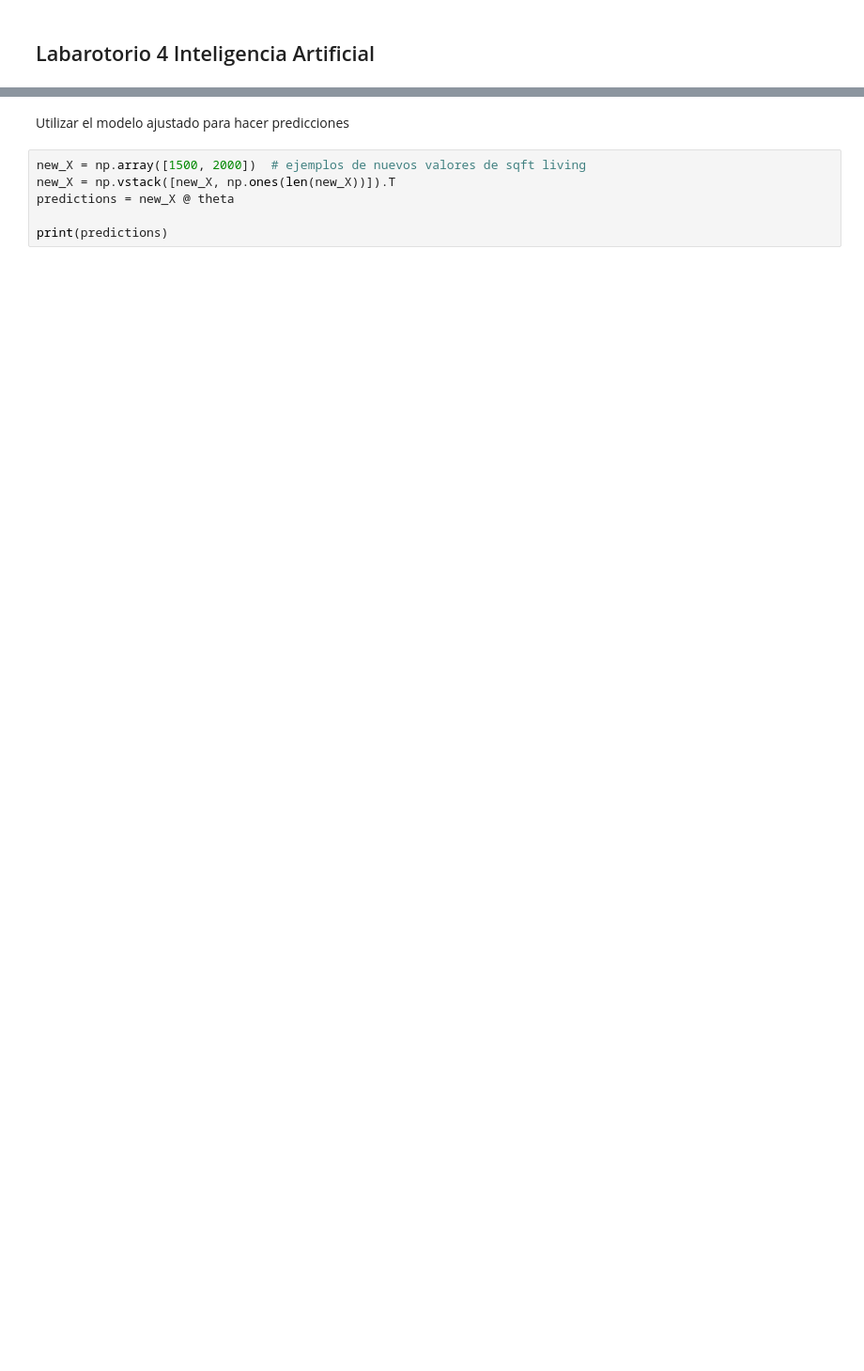
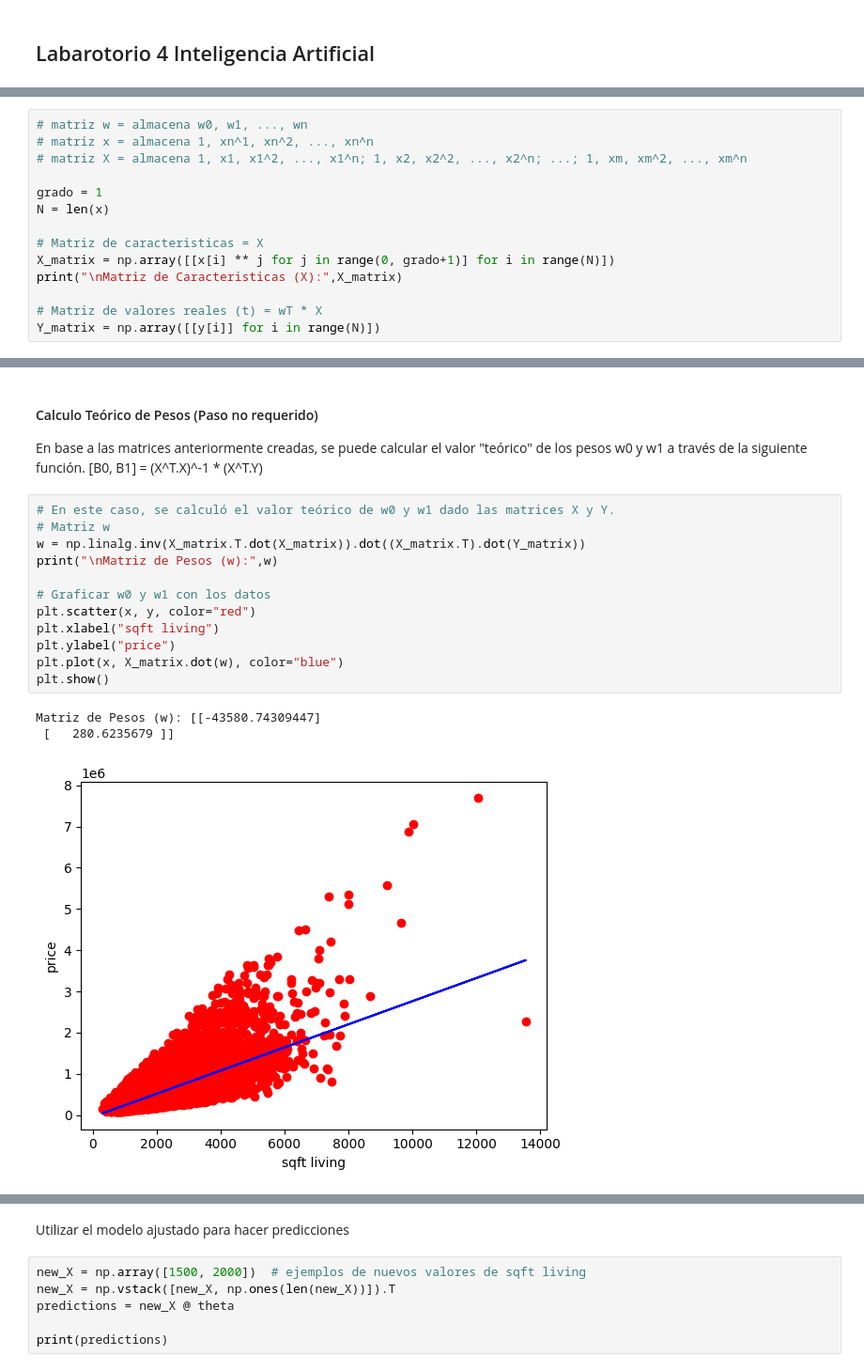
Before and after one commit to 20Candy/Lab4IA, a Jupyter notebook: main.ipynb, the cells around one changed output, grey strips where cells are left out. Shown at 94% size. Saved outputs shown, nothing was run; the diff lists cells and outputs as text; blank space fills up the shorter version.

```diff
--- a/main.ipynb
+++ b/main.ipynb
@@ -33,0 +50,14 @@ theta = np.linalg.inv(X.T @ X) @ X.T @ y
+# %%
+# matriz w = almacena w0, w1, ..., wn
+# matriz x = almacena 1, xn^1, xn^2, ..., xn^n
+# matriz X = almacena 1, x1, x1^2, ..., x1^n; 1, x2, x2^2, ..., x2^n; ...; 1, xm, xm^2, ..., xm^n
+
+grado = 1
+N = len(x)
+
+# Matriz de caracteristicas = X
+X_matrix = np.array([[x[i] ** j for j in range(0, grado+1)] for i in range(N)])
+print("\nMatriz de Caracteristicas (X):",X_matrix)
+
+# Matriz de valores reales (t) = wT * X
+Y_matrix = np.array([[y[i]] for i in range(N)])
@@ -33,0 +72,20 @@ theta = np.linalg.inv(X.T @ X) @ X.T @ y
+# %% [markdown]
+#### Calculo Teórico de Pesos (Paso no requerido)
+En base a las matrices anteriormente creadas, se puede calcular el valor "teórico" de los pesos w0 y w1 a través de la siguiente función.
+[B0, B1] = (X^T.X)^-1 * (X^T.Y)
+# %%
+# En este caso, se calculó el valor teórico de w0 y w1 dado las matrices X y Y.
+# Matriz w
+w = np.linalg.inv(X_matrix.T.dot(X_matrix)).dot((X_matrix.T).dot(Y_matrix))
+print("\nMatriz de Pesos (w):",w)
+
+# Graficar w0 y w1 con los datos
+plt.scatter(x, y, color="red")
+plt.xlabel("sqft living")
+plt.ylabel("price")
+plt.plot(x, X_matrix.dot(w), color="blue")
+plt.show()
+# %% [output]
+Matriz de Pesos (w): [[-43580.74309447]
+ [   280.6235679 ]]
+[figure, added]
```
Also changed, not shown: parts of 21 cells of this notebook.
